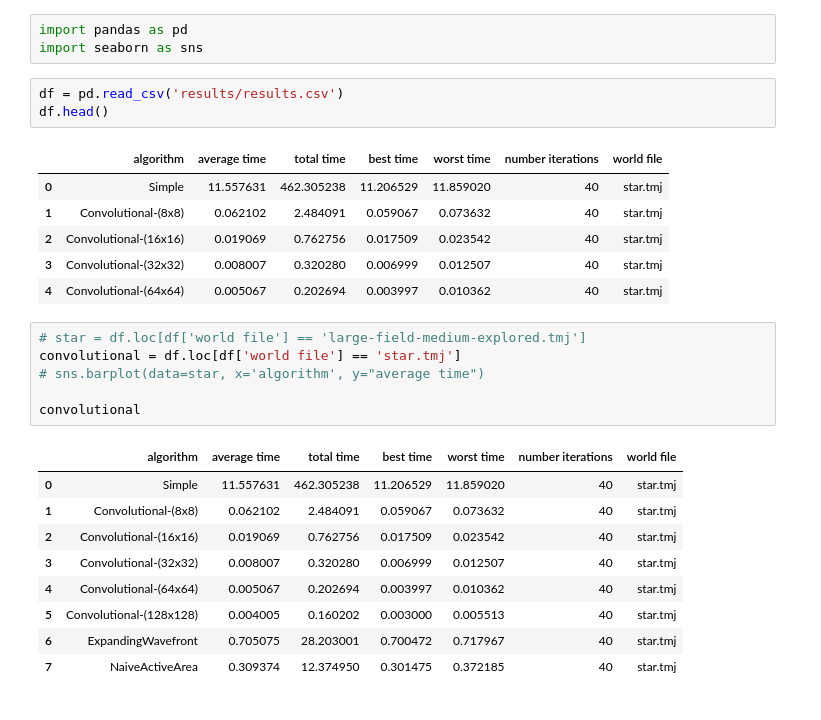
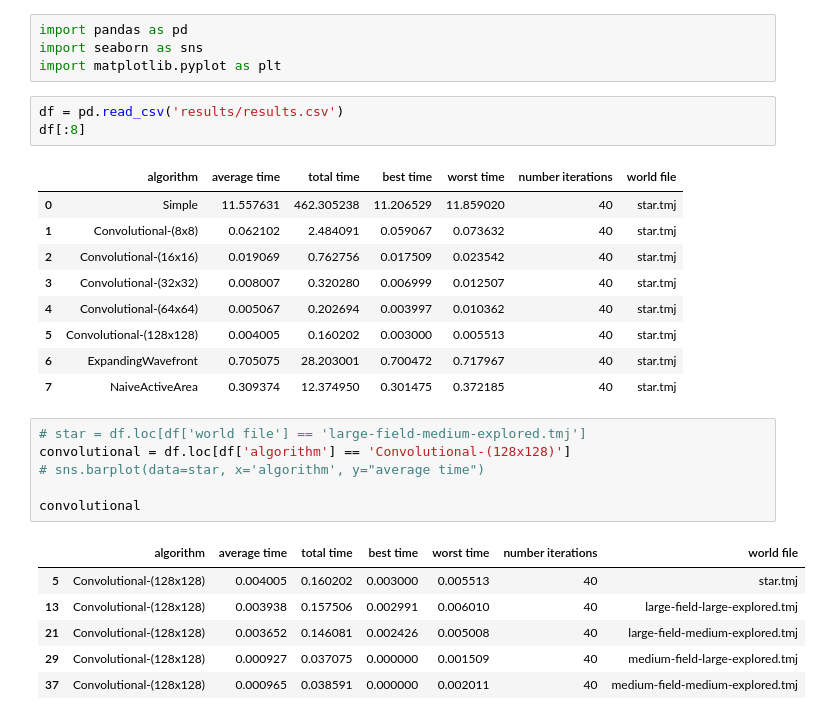
Before and after one commit to DIRECTLab/convolutional-frontier-detection, a Jupyter notebook: results_show.ipynb, the cells around one changed output. Drawn from its saved outputs; the diff is of its cells as text.

```diff
--- a/results_show.ipynb
+++ b/results_show.ipynb
@@ -1,9 +1,10 @@
 # %%
 import pandas as pd
 import seaborn as sns
+import matplotlib.pyplot as plt
 # %%
 df = pd.read_csv('results/results.csv')
-df.head()
+df[:8]
 # %% [output]
 |  | algorithm | average time | total time | best time | worst time | number iterations | world file |
 | 0 | Simple | 11.557631 | 462.305238 | 11.206529 | 11.859020 | 40 | star.tmj |
@@ -11,19 +12,19 @@ df.head()
 | 2 | Convolutional-(16x16) | 0.019069 | 0.762756 | 0.017509 | 0.023542 | 40 | star.tmj |
 | 3 | Convolutional-(32x32) | 0.008007 | 0.320280 | 0.006999 | 0.012507 | 40 | star.tmj |
 | 4 | Convolutional-(64x64) | 0.005067 | 0.202694 | 0.003997 | 0.010362 | 40 | star.tmj |
+| 5 | Convolutional-(128x128) | 0.004005 | 0.160202 | 0.003000 | 0.005513 | 40 | star.tmj |
+| 6 | ExpandingWavefront | 0.705075 | 28.203001 | 0.700472 | 0.717967 | 40 | star.tmj |
+| 7 | NaiveActiveArea | 0.309374 | 12.374950 | 0.301475 | 0.372185 | 40 | star.tmj |
 # %%
 # star = df.loc[df['world file'] == 'large-field-medium-explored.tmj']
-convolutional = df.loc[df['world file'] == 'star.tmj']
+convolutional = df.loc[df['algorithm'] == 'Convolutional-(128x128)']
 # sns.barplot(data=star, x='algorithm', y="average time")
 
 convolutional
 # %% [output]
 |  | algorithm | average time | total time | best time | worst time | number iterations | world file |
-| 0 | Simple | 11.557631 | 462.305238 | 11.206529 | 11.859020 | 40 | star.tmj |
-| 1 | Convolutional-(8x8) | 0.062102 | 2.484091 | 0.059067 | 0.073632 | 40 | star.tmj |
-| 2 | Convolutional-(16x16) | 0.019069 | 0.762756 | 0.017509 | 0.023542 | 40 | star.tmj |
-| 3 | Convolutional-(32x32) | 0.008007 | 0.320280 | 0.006999 | 0.012507 | 40 | star.tmj |
-| 4 | Convolutional-(64x64) | 0.005067 | 0.202694 | 0.003997 | 0.010362 | 40 | star.tmj |
 | 5 | Convolutional-(128x128) | 0.004005 | 0.160202 | 0.003000 | 0.005513 | 40 | star.tmj |
-| 6 | ExpandingWavefront | 0.705075 | 28.203001 | 0.700472 | 0.717967 | 40 | star.tmj |
-| 7 | NaiveActiveArea | 0.309374 | 12.374950 | 0.301475 | 0.372185 | 40 | star.tmj |
+| 13 | Convolutional-(128x128) | 0.003938 | 0.157506 | 0.002991 | 0.006010 | 40 | large-field-large-explored.tmj |
+| 21 | Convolutional-(128x128) | 0.003652 | 0.146081 | 0.002426 | 0.005008 | 40 | large-field-medium-explored.tmj |
+| 29 | Convolutional-(128x128) | 0.000927 | 0.037075 | 0.000000 | 0.001509 | 40 | medium-field-large-explored.tmj |
+| 37 | Convolutional-(128x128) | 0.000965 | 0.038591 | 0.000000 | 0.002011 | 40 | medium-field-medium-explored.tmj |
```
Also changed, not shown: parts of 2 cells of this notebook, 9 other files.
